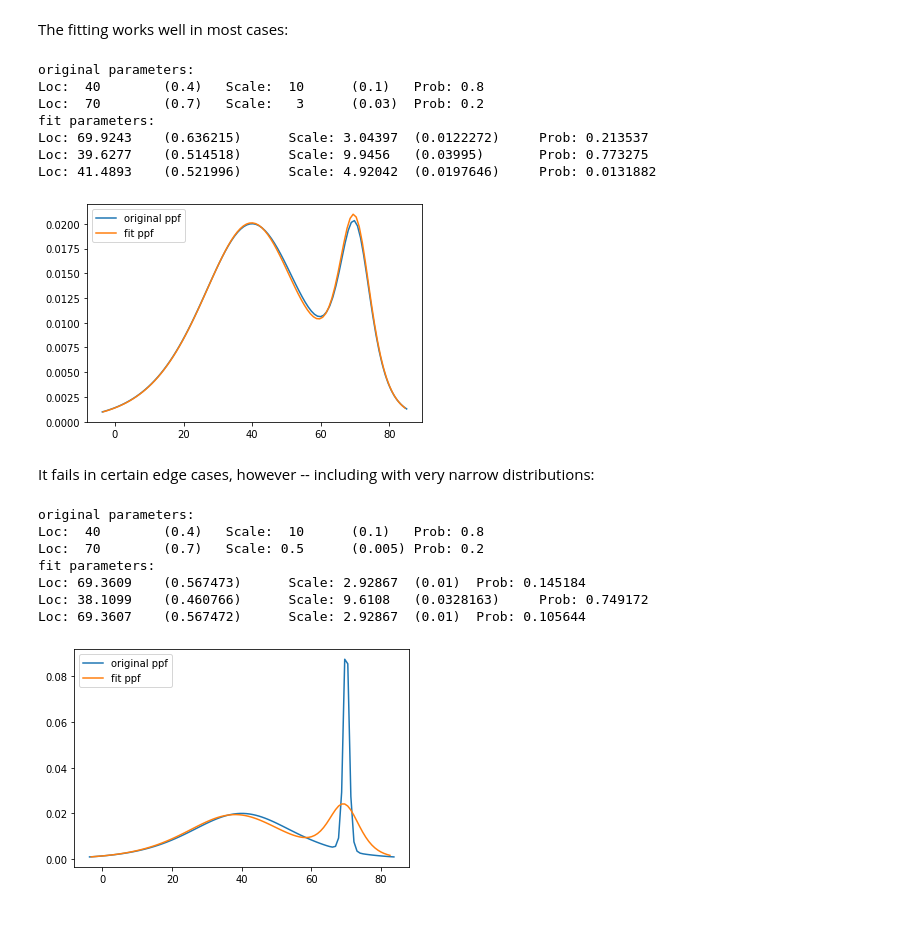
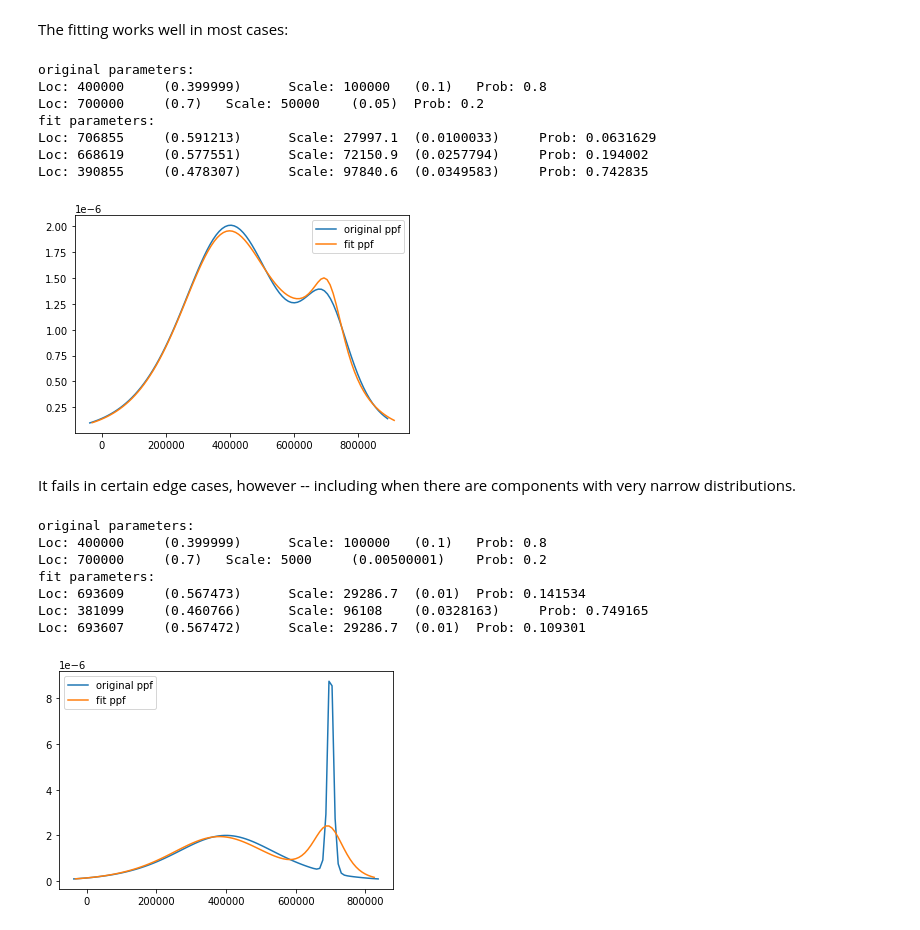
Before and after one commit to oughtinc/ergo, a Jupyter notebook: notebooks/Fitting failure demonstration.ipynb, the cells around one changed output. Saved outputs shown, nothing was run; the diff lists cells and outputs as text; code cells hidden in the pictures.

```diff
--- a/notebooks/Fitting failure demonstration.ipynb
+++ b/notebooks/Fitting failure demonstration.ipynb
@@ -11,7 +14,2 @@ import jax.numpy as np
 import warnings
 warnings.filterwarnings("ignore", category=FutureWarning)
-# %%
-def graph(D, bins=100):
-    xs = np.linspace(D.ppf(0.01), D.ppf(0.99), bins)
-    ys = [D.pdf(x) for x in xs]
-    plt.plot(xs, ys)
@@ -18,5 +18,13 @@ def graph(D, bins=100):
 # %%
+def graph(dist, bins=100):
+    """Graph the pdf of some distribution"""
+    xs = np.linspace(dist.ppf(0.01), dist.ppf(0.99), bins)
+    ys = [dist.pdf(x) for x in xs]
+    plt.plot(xs, ys)
+
 def display_params(mixture):
+    """Print a little summary of the composition of a logistic mixture.
+    Not espeically robust, but good enough for here."""
     for i,c in enumerate(mixture.components):
         if hasattr(c, "base_dist"):
             c = c.base_dist
@@ -39,47 +78,67 @@ def test_fit(lm):
     display_params(lm)
     print("fit parameters:")
     display_params(fit)
+
+    return fit
+
+def test_question_fit(question, lm):
+    assert lm.scale == question.scale
+
+    samples = np.array([lm.sample() for _ in range(0, 5000)])
+    fit = question.get_submission_from_samples(samples)
+
+    normalized_lm = lm.normalize()
+
+    graph(normalized_lm)
+    graph(fit)
+
+    plt.legend(["original ppf (normalized)", "fit ppf (normalized)"])
+
+    print("original parameters:")
+    display_params(normalized_lm)
+    print("fit parameters:")
+    display_params(fit)
+
+    return fit
 # %% [markdown]
 The fitting works well in most cases:
 # %%
-scale = Scale(0, 100)
-lm = dist.LogisticMixture(
+lm_1 = dist.LogisticMixture(
         components=[
-            dist.Logistic(loc=40, s=10, scale=scale),
-            dist.Logistic(loc=70, s=3, scale=scale),
+            dist.Logistic(loc=400000, s=100000, scale=question.scale),
+            dist.Logistic(loc=700000, s=50000, scale=question.scale),
         ],
         probs=[0.8, 0.2],
     )
 
-test_fit(lm)
+test_fit(lm_1);
 # %% [output]
 original parameters:
-Loc:  40        (0.4)   Scale:  10      (0.1)   Prob: 0.8
-Loc:  70        (0.7)   Scale:   3      (0.03)  Prob: 0.2
+Loc: 400000     (0.399999)      Scale: 100000   (0.1)   Prob: 0.8
+Loc: 700000     (0.7)   Scale: 50000    (0.05)  Prob: 0.2
 fit parameters:
-Loc: 69.9243    (0.636215)      Scale: 3.04397  (0.0122272)     Prob: 0.213537
-Loc: 39.6277    (0.514518)      Scale: 9.9456   (0.03995)       Prob: 0.773275
-Loc: 41.4893    (0.521996)      Scale: 4.92042  (0.0197646)     Prob: 0.0131882
+Loc: 706855     (0.591213)      Scale: 27997.1  (0.0100033)     Prob: 0.0631629
+Loc: 668619     (0.577551)      Scale: 72150.9  (0.0257794)     Prob: 0.194002
+Loc: 390855     (0.478307)      Scale: 97840.6  (0.0349583)     Prob: 0.742835
-[figure, old version]
+[figure, new version]
 # %% [markdown]
-It fails in certain edge cases, however -- including with very narrow distributions:
+It fails in certain edge cases, however -- including when there are components with very narrow distributions.
 # %%
-scale = Scale(0, 100)
-lm = dist.LogisticMixture(
+lm_2 = dist.LogisticMixture(
         components=[
-            dist.Logistic(loc=40, s=10, scale=scale),
-            dist.Logistic(loc=70, s=.5, scale=scale),
+            dist.Logistic(loc=400000, s=100000, scale=question.scale),
+            dist.Logistic(loc=700000, s=5000, scale=question.scale),
         ],
         probs=[0.8, 0.2],
     )
 
-test_fit(lm)
+test_fit(lm_2);
 # %% [output]
 original parameters:
-Loc:  40        (0.4)   Scale:  10      (0.1)   Prob: 0.8
-Loc:  70        (0.7)   Scale: 0.5      (0.005) Prob: 0.2
+Loc: 400000     (0.399999)      Scale: 100000   (0.1)   Prob: 0.8
+Loc: 700000     (0.7)   Scale: 5000     (0.00500001)    Prob: 0.2
 fit parameters:
-Loc: 69.3609    (0.567473)      Scale: 2.92867  (0.01)  Prob: 0.145184
-Loc: 38.1099    (0.460766)      Scale: 9.6108   (0.0328163)     Prob: 0.749172
-Loc: 69.3607    (0.567472)      Scale: 2.92867  (0.01)  Prob: 0.105644
+Loc: 693609     (0.567473)      Scale: 29286.7  (0.01)  Prob: 0.141534
+Loc: 381099     (0.460766)      Scale: 96108    (0.0328163)     Prob: 0.749165
+Loc: 693607     (0.567472)      Scale: 29286.7  (0.01)  Prob: 0.109301
-[figure, old version]
+[figure, new version]
```
Also changed, not shown: parts of 11 cells of this notebook, 1 other file.
